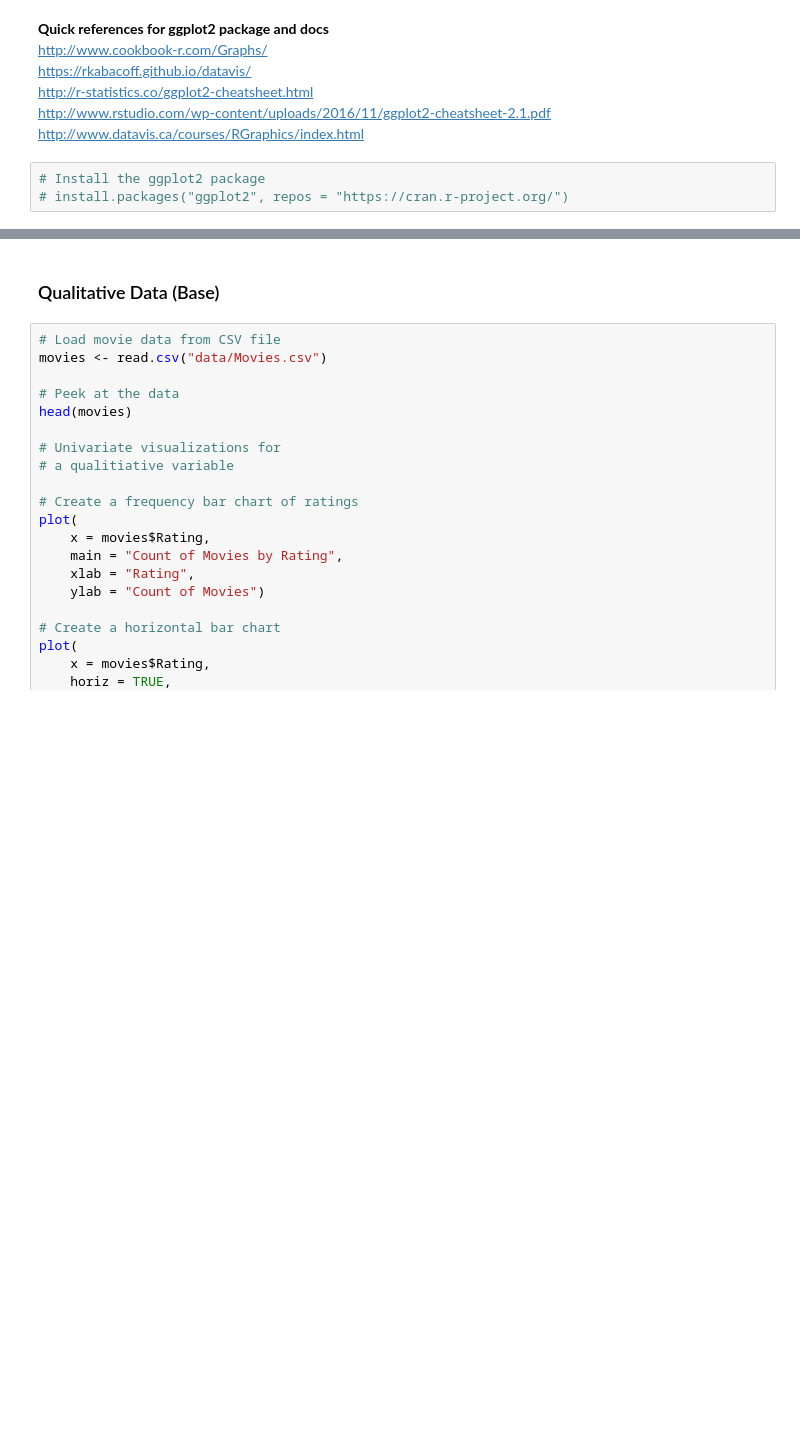
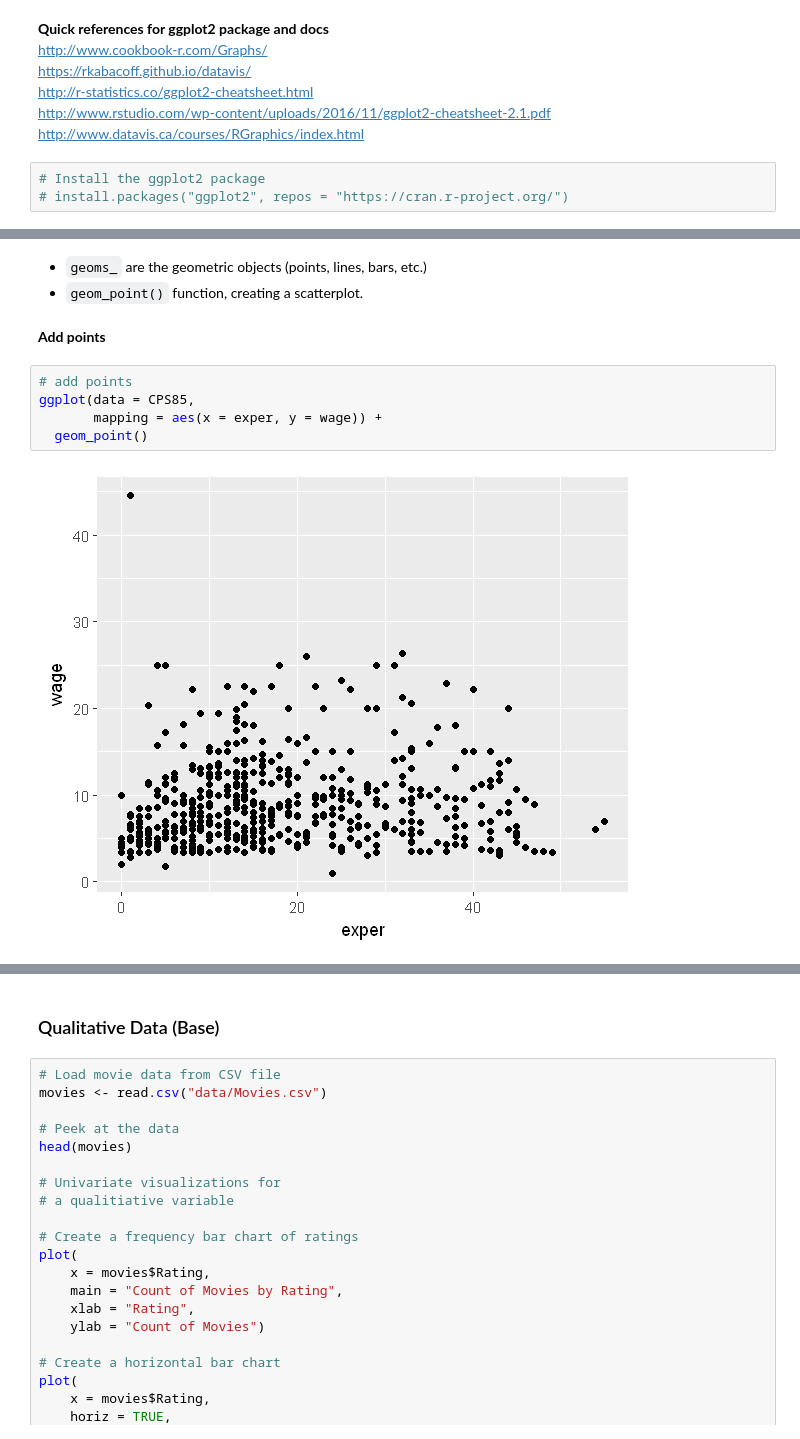
Before and after one commit to sumendar/AppliedStatsDSAIMLwithR-apr18, a Jupyter notebook: 06-DescriptiveStatisticsExploratoryDataAnalysisAndVisualizations/slides2.ipynb, the cells around one changed output, grey strips where cells are left out. Cells and saved outputs as stored; diff of their text form; blank space fills up the shorter version.

```diff
--- a/06-DescriptiveStatisticsExploratoryDataAnalysisAndVisualizations/slides2.ipynb
+++ b/06-DescriptiveStatisticsExploratoryDataAnalysisAndVisualizations/slides2.ipynb
@@ -236,0 +265,12 @@ http://www.datavis.ca/courses/RGraphics/index.html
+# %% [markdown]
+* `geoms_` are the geometric objects (points, lines, bars, etc.)
+* `geom_point()` function, creating a scatterplot.
+# %% [markdown]
+**Add points**
+# %%
+# add points
+ggplot(data = CPS85,
+       mapping = aes(x = exper, y = wage)) +
+  geom_point()
+# %% [output]
+[figure, added]
```
Also changed, not shown: parts of 25 cells of this notebook, 3 other files.
